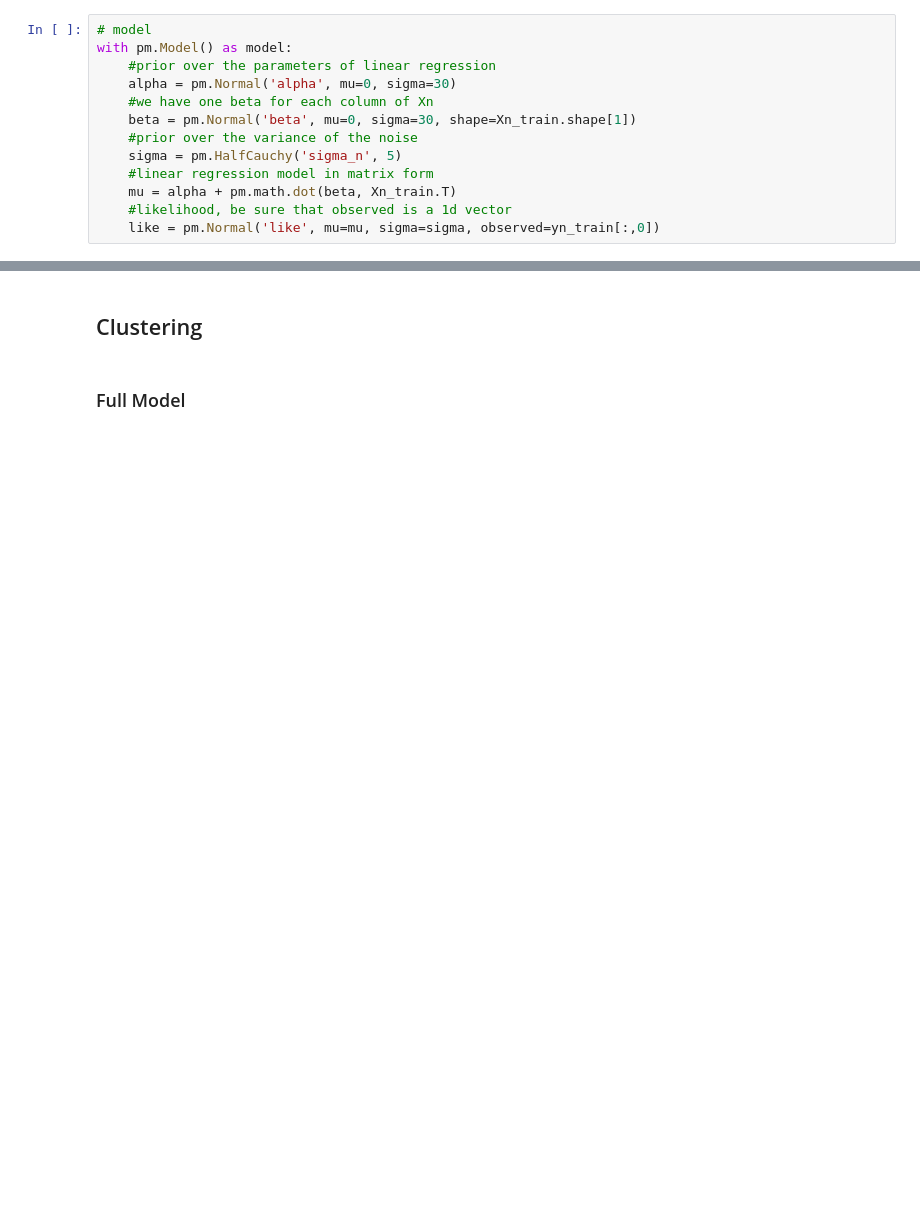
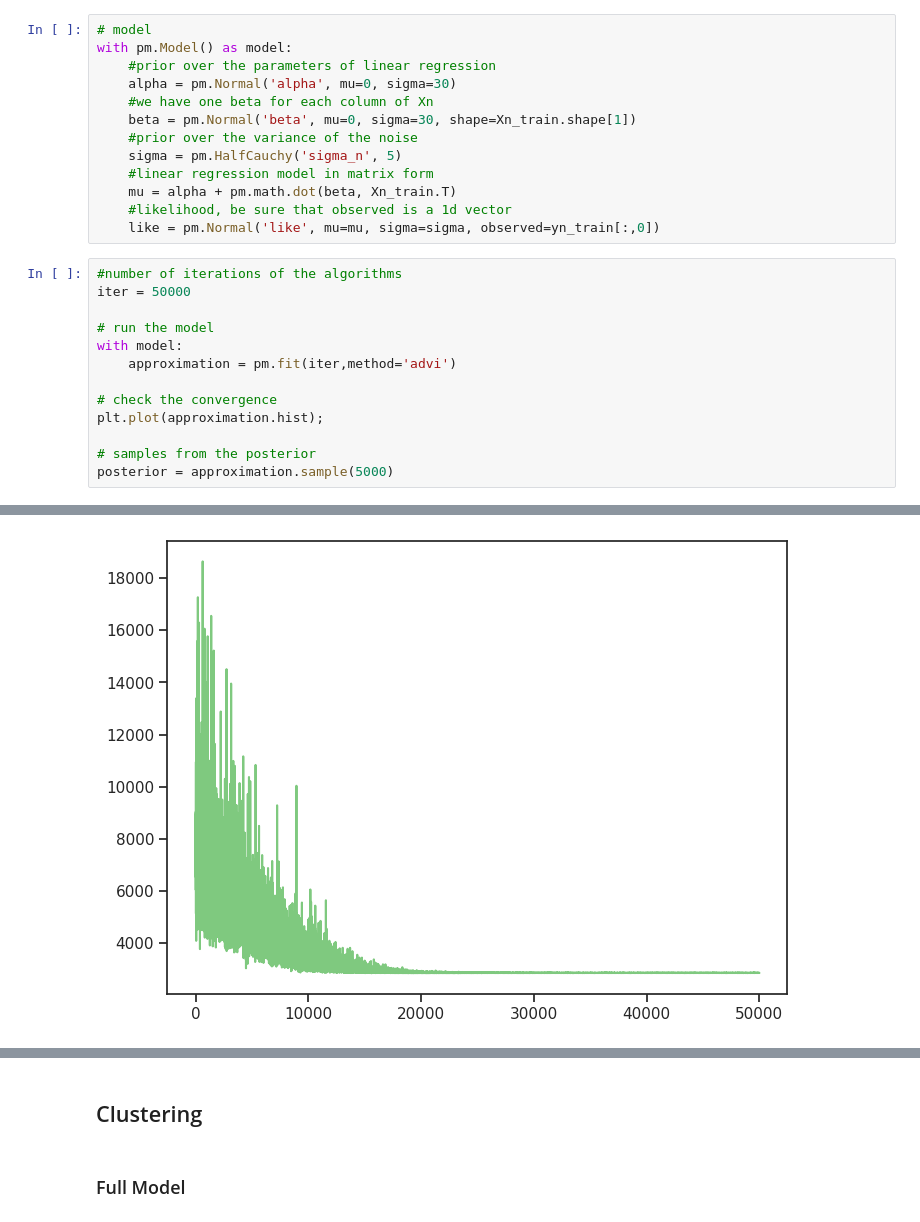
Before and after one commit to comaraDOTcom/ml-applications, a Jupyter notebook: Etivity2/ET5003_Etivity2_CONOROMARA_20151845.ipynb, the cells around one changed output, grey strips where cells are left out. Drawn from its saved outputs; the diff is of its cells as text; blank space fills up the shorter version.

```diff
--- a/Etivity2/ET5003_Etivity2_CONOROMARA_20151845.ipynb
+++ b/Etivity2/ET5003_Etivity2_CONOROMARA_20151845.ipynb
@@ -307,3 +280,17 @@ with pm.Model() as model:
     mu = alpha + pm.math.dot(beta, Xn_train.T)
     #likelihood, be sure that observed is a 1d vector
     like = pm.Normal('like', mu=mu, sigma=sigma, observed=yn_train[:,0])
+# %%
+#number of iterations of the algorithms
+iter = 50000
+
+# run the model
+with model:
+    approximation = pm.fit(iter,method='advi')
+
+# check the convergence
+plt.plot(approximation.hist);
+
+# samples from the posterior
+posterior = approximation.sample(5000)
+# %% [output]
@@ -310,3 +299,4 @@ with pm.Model() as model:
+[figure, added]
 # %%
 # prediction
 ll=np.mean(posterior['alpha']) + np.dot(np.mean(posterior['beta'],axis=0), Xn_test.T)
```
Also changed, not shown: parts of 11 cells of this notebook.
